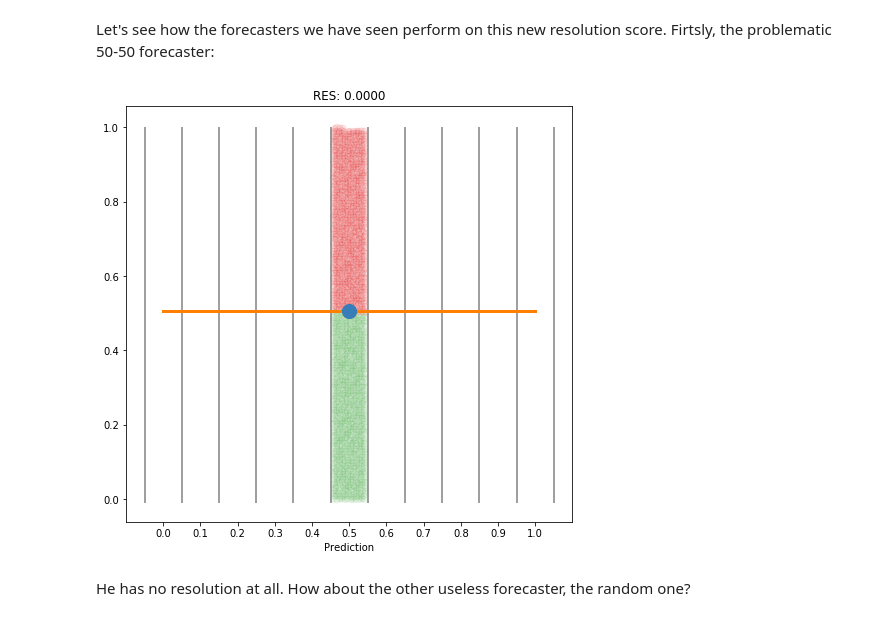
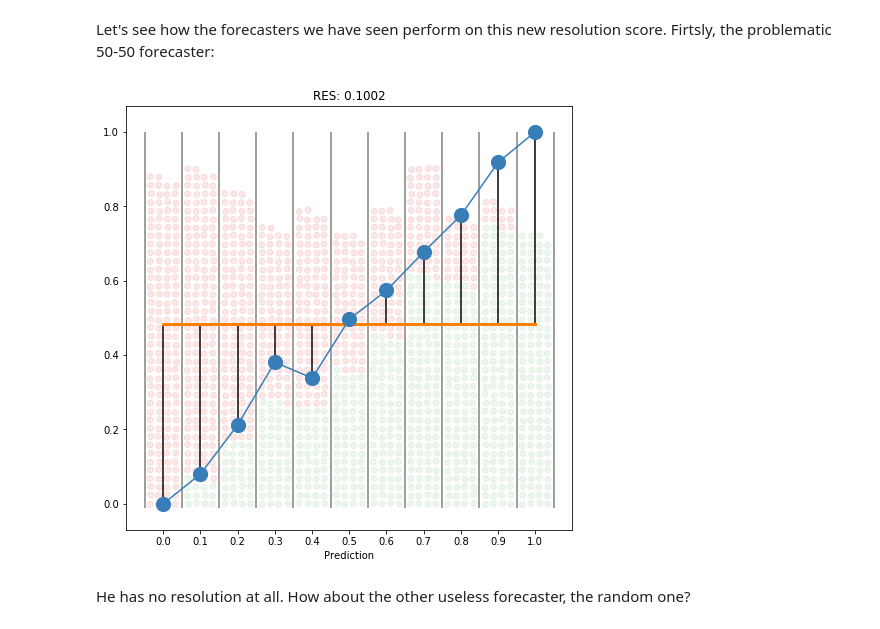
Before and after one commit to sgvandijk/notebooks, a Jupyter notebook: forecast_scoring/forecast_scoring.ipynb, the cells around one changed output. Saved outputs shown, nothing was run; the diff lists cells and outputs as text; code cells hidden in the pictures.

```diff
--- a/forecast_scoring/forecast_scoring.ipynb
+++ b/forecast_scoring/forecast_scoring.ipynb
@@ -131,9 +133,9 @@ $RES = \frac{1}{N} \sum_{k=1}^{K} n_k (\bar{o} - \bar{o}_k)^2$
 # %% [markdown]
 Let's see how the forecasters we have seen perform on this new resolution score. Firtsly, the problematic 50-50 forecaster:
 # %%
-calibration_example("5050", sort=True, resolution_line=True, resolution_score=True)
+calibration_example("calibrated", sort=True, resolution_line=True, resolution_score=True)
 # %% [output]
-[figure, old version]
+[figure, new version]
 # %% [markdown]
 He has no resolution at all. How about the other useless forecaster, the random one?
 # %%
```
Also changed, not shown: parts of 15 cells of this notebook, 1 other file.
